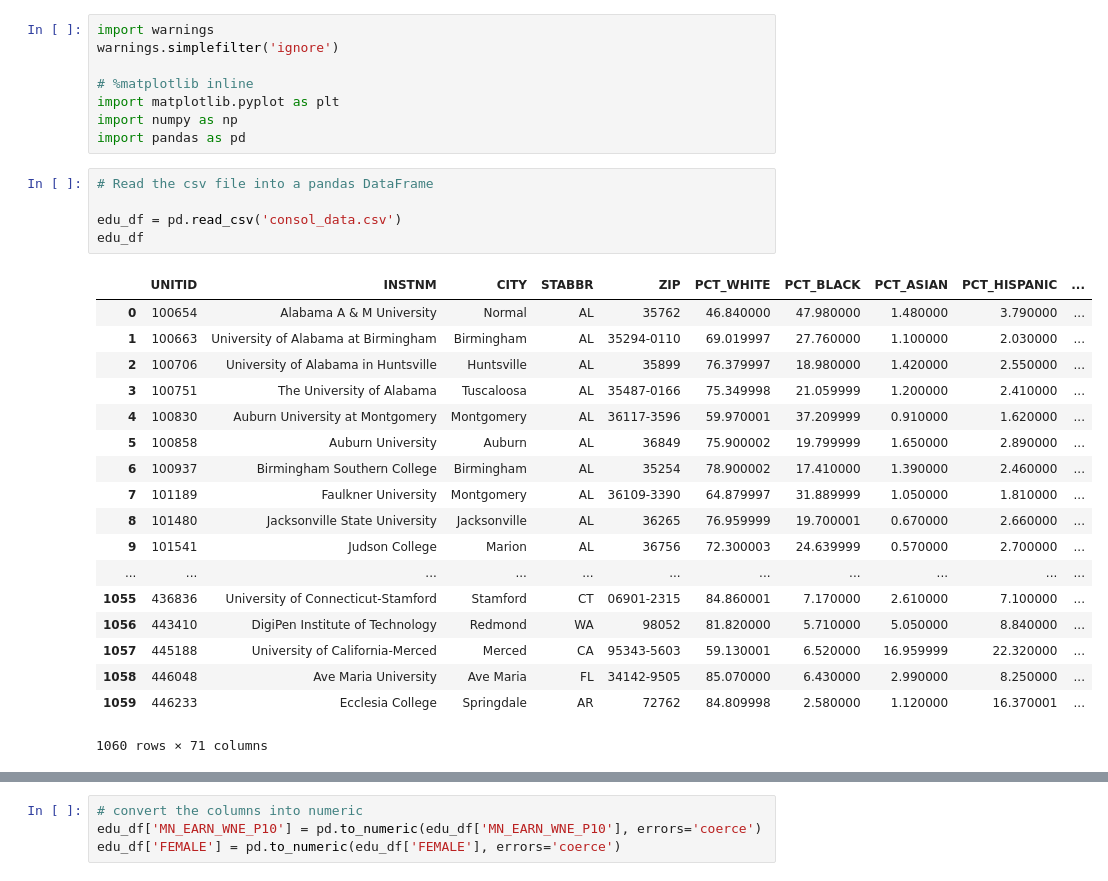
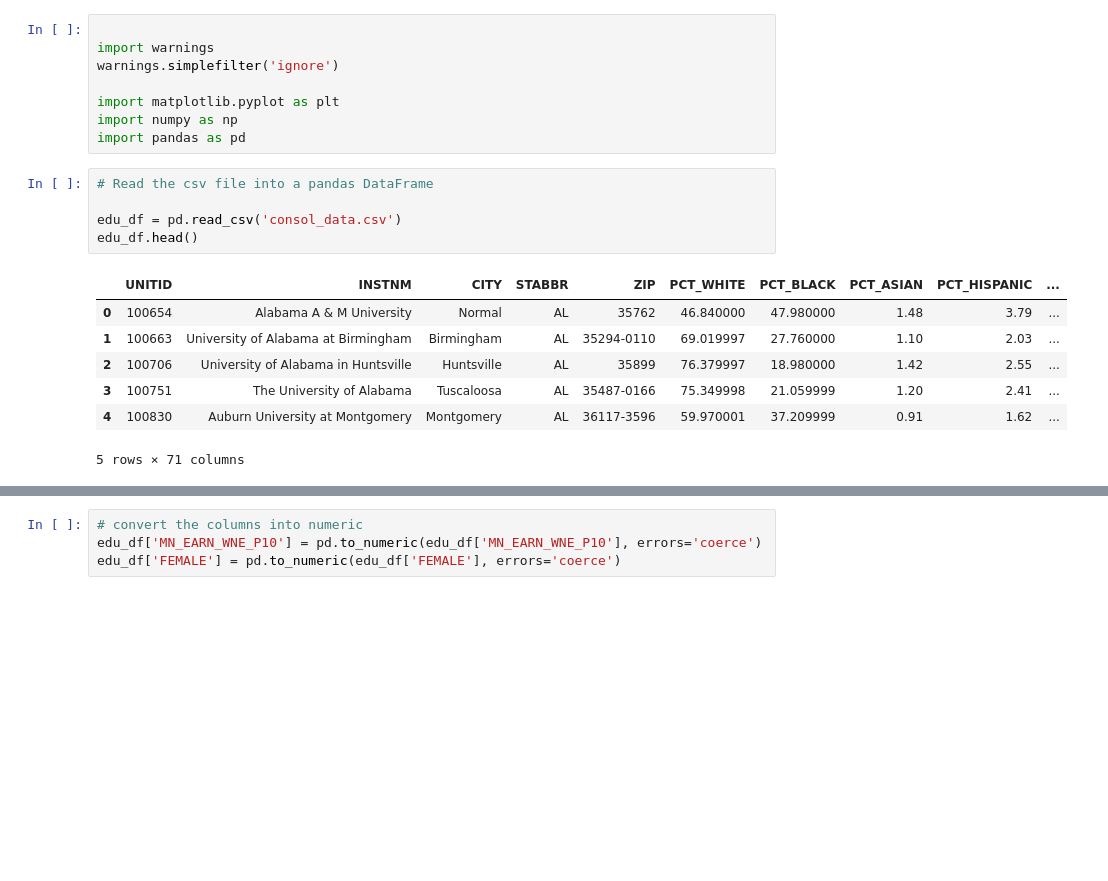
Before and after one commit to AlfaiAbdul/education-matters, a Jupyter notebook: tree_test.ipynb, the cells around one changed output, grey strips where cells are left out. Drawn from its saved outputs; the diff is of its cells as text; blank space fills up the shorter version.

```diff
--- a/tree_test.ipynb
+++ b/tree_test.ipynb
@@ -1,33 +1,22 @@
 # %%
+
 import warnings
 warnings.simplefilter('ignore')
 
-# %matplotlib inline
 import matplotlib.pyplot as plt
 import numpy as np
 import pandas as pd
 # %%
 # Read the csv file into a pandas DataFrame
 
 edu_df = pd.read_csv('consol_data.csv')
-edu_df
+edu_df.head()
 # %% [output]
 |  | UNITID | INSTNM | CITY | STABBR | ZIP | PCT_WHITE | PCT_BLACK | PCT_ASIAN | PCT_HISPANIC | ... |
-| 0 | 100654 | Alabama A & M University | Normal | AL | 35762 | 46.840000 | 47.980000 | 1.480000 | 3.790000 | ... |
-| 1 | 100663 | University of Alabama at Birmingham | Birmingham | AL | 35294-0110 | 69.019997 | 27.760000 | 1.100000 | 2.030000 | ... |
-| 2 | 100706 | University of Alabama in Huntsville | Huntsville | AL | 35899 | 76.379997 | 18.980000 | 1.420000 | 2.550000 | ... |
-| 3 | 100751 | The University of Alabama | Tuscaloosa | AL | 35487-0166 | 75.349998 | 21.059999 | 1.200000 | 2.410000 | ... |
-| 4 | 100830 | Auburn University at Montgomery | Montgomery | AL | 36117-3596 | 59.970001 | 37.209999 | 0.910000 | 1.620000 | ... |
-| 5 | 100858 | Auburn University | Auburn | AL | 36849 | 75.900002 | 19.799999 | 1.650000 | 2.890000 | ... |
-| 6 | 100937 | Birmingham Southern College | Birmingham | AL | 35254 | 78.900002 | 17.410000 | 1.390000 | 2.460000 | ... |
-| 7 | 101189 | Faulkner University | Montgomery | AL | 36109-3390 | 64.879997 | 31.889999 | 1.050000 | 1.810000 | ... |
-| 8 | 101480 | Jacksonville State University | Jacksonville | AL | 36265 | 76.959999 | 19.700001 | 0.670000 | 2.660000 | ... |
-| 9 | 101541 | Judson College | Marion | AL | 36756 | 72.300003 | 24.639999 | 0.570000 | 2.700000 | ... |
-| ... | ... | ... | ... | ... | ... | ... | ... | ... | ... | ... |
-| 1055 | 436836 | University of Connecticut-Stamford | Stamford | CT | 06901-2315 | 84.860001 | 7.170000 | 2.610000 | 7.100000 | ... |
-| 1056 | 443410 | DigiPen Institute of Technology | Redmond | WA | 98052 | 81.820000 | 5.710000 | 5.050000 | 8.840000 | ... |
-| 1057 | 445188 | University of California-Merced | Merced | CA | 95343-5603 | 59.130001 | 6.520000 | 16.959999 | 22.320000 | ... |
-| 1058 | 446048 | Ave Maria University | Ave Maria | FL | 34142-9505 | 85.070000 | 6.430000 | 2.990000 | 8.250000 | ... |
-| 1059 | 446233 | Ecclesia College | Springdale | AR | 72762 | 84.809998 | 2.580000 | 1.120000 | 16.370001 | ... |
+| 0 | 100654 | Alabama A & M University | Normal | AL | 35762 | 46.840000 | 47.980000 | 1.48 | 3.79 | ... |
+| 1 | 100663 | University of Alabama at Birmingham | Birmingham | AL | 35294-0110 | 69.019997 | 27.760000 | 1.10 | 2.03 | ... |
+| 2 | 100706 | University of Alabama in Huntsville | Huntsville | AL | 35899 | 76.379997 | 18.980000 | 1.42 | 2.55 | ... |
+| 3 | 100751 | The University of Alabama | Tuscaloosa | AL | 35487-0166 | 75.349998 | 21.059999 | 1.20 | 2.41 | ... |
+| 4 | 100830 | Auburn University at Montgomery | Montgomery | AL | 36117-3596 | 59.970001 | 37.209999 | 0.91 | 1.62 | ... |
-1060 rows × 71 columns
+5 rows × 71 columns
 # %%
```
Also changed, not shown: parts of 30 cells of this notebook, 2 other files.
